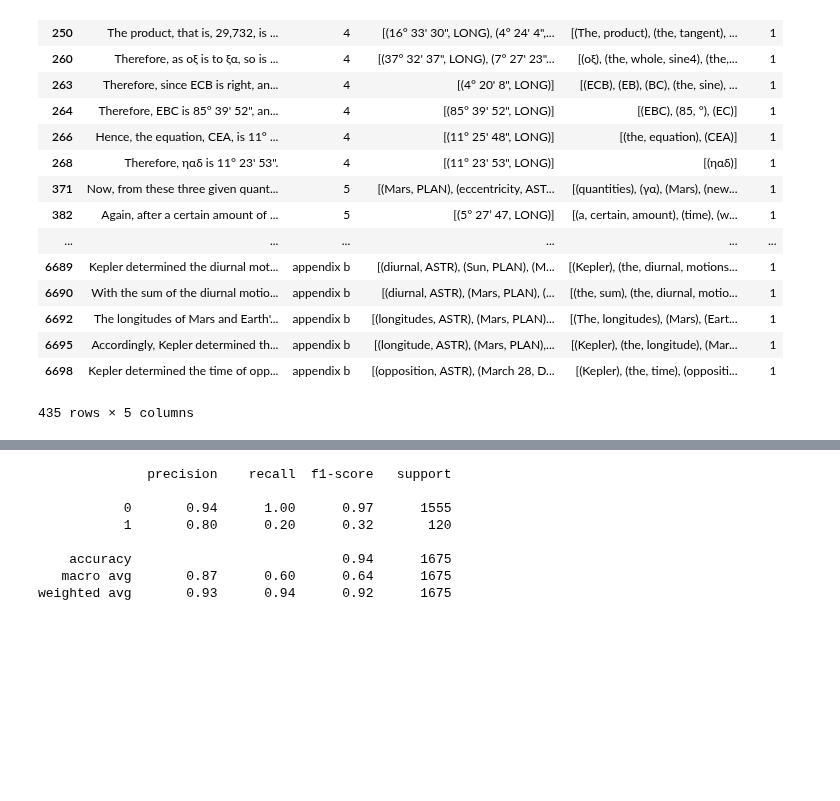
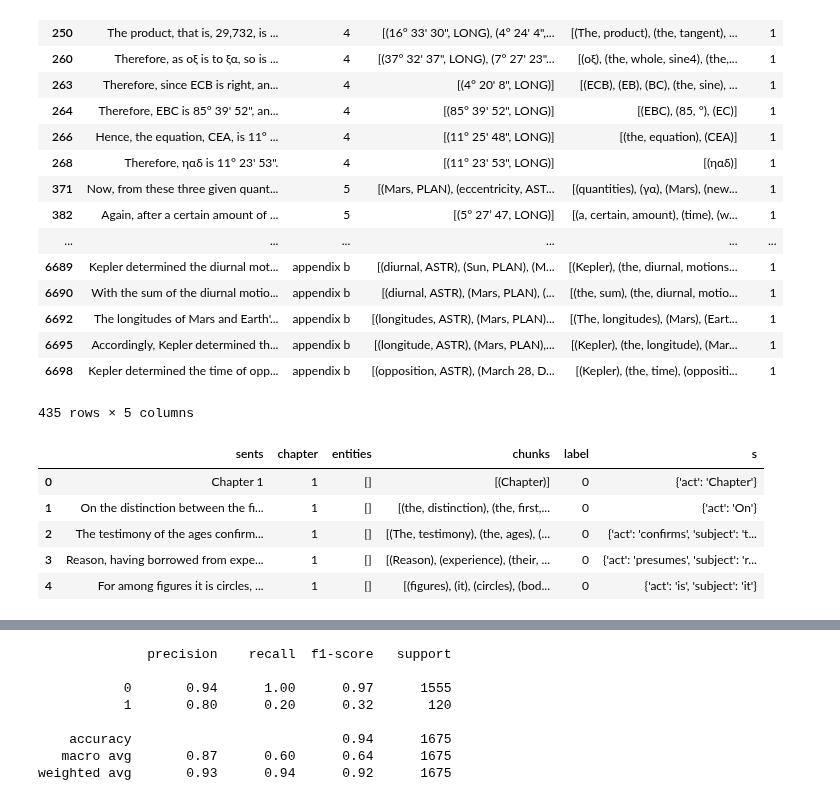
Before and after one commit to myeghaneh/BZML, a Jupyter notebook: ml/notebooks/13_03_Class_ML_Obss_Sents.ipynb, the cells around one changed output, grey strips where cells are left out. Cells and saved outputs as stored; diff of their text form; code cells hidden in the pictures; blank space fills up the shorter version.

```diff
--- a/ml/notebooks/13_03_Class_ML_Obss_Sents.ipynb
+++ b/ml/notebooks/13_03_Class_ML_Obss_Sents.ipynb
@@ -229,0 +254,9 @@ df.loc[df.label==1]
+# %%
+df.head()
+# %% [output]
+|  | sents | chapter | entities | chunks | label | s |
+| 0 | Chapter 1 | 1 | [] | [(Chapter)] | 0 | {'act': 'Chapter'} |
+| 1 | On the distinction between the fi... | 1 | [] | [(the, distinction), (the, first,... | 0 | {'act': 'On'} |
+| 2 | The testimony of the ages confirm... | 1 | [] | [(The, testimony), (the, ages), (... | 0 | {'act': 'confirms', 'subject': 't... |
+| 3 | Reason, having borrowed from expe... | 1 | [] | [(Reason), (experience), (their, ... | 0 | {'act': 'presumes', 'subject': 'r... |
+| 4 | For among figures it is circles, ... | 1 | [] | [(figures), (it), (circles), (bod... | 0 | {'act': 'is', 'subject': 'it'} |
```
Also changed, not shown: parts of 7 cells of this notebook, 6 other files.
